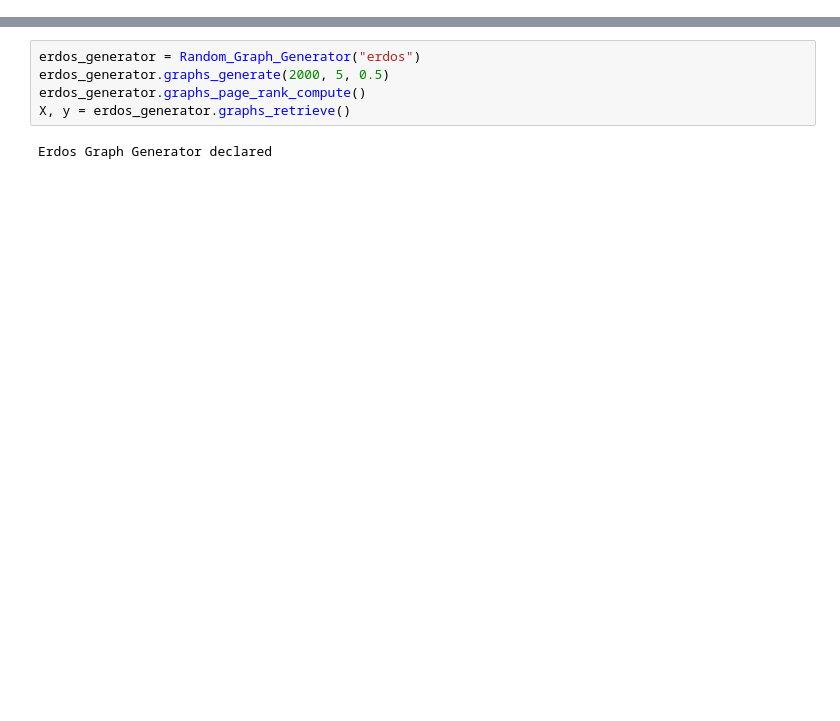
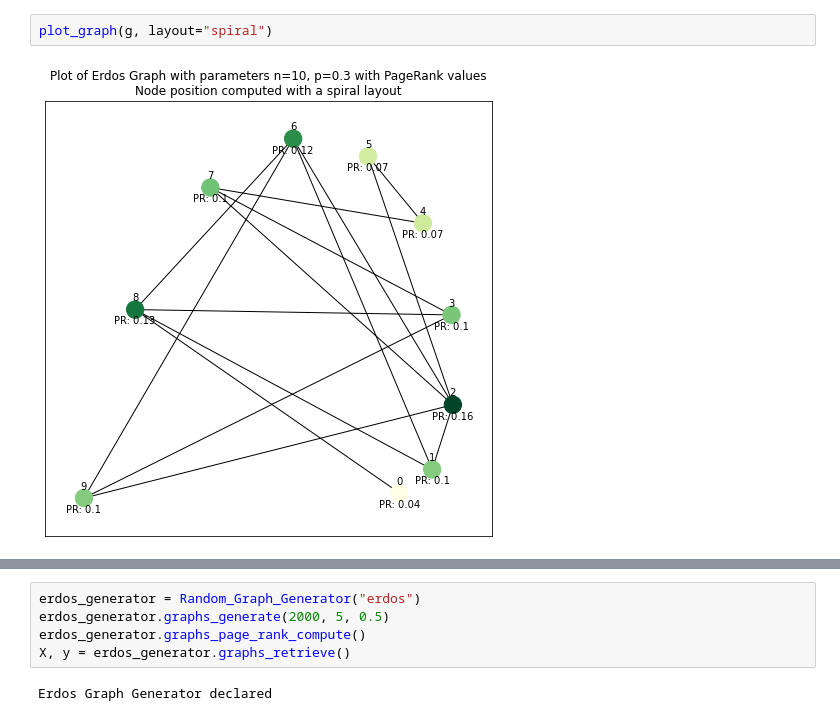
Before and after one commit to qlero/page_rank_GNN, a Jupyter notebook: page_rank_gnn.ipynb, the cells around one changed output, grey strips where cells are left out. Cells and saved outputs as stored; diff of their text form; blank space fills up the shorter version.

```diff
--- a/page_rank_gnn.ipynb
+++ b/page_rank_gnn.ipynb
@@ -21,0 +151,4 @@ import numpy as np
+# %%
+plot_graph(g, layout="spiral")
+# %% [output]
+[figure, added]
```
Also changed, not shown: parts of 29 cells of this notebook, 5 other files.
